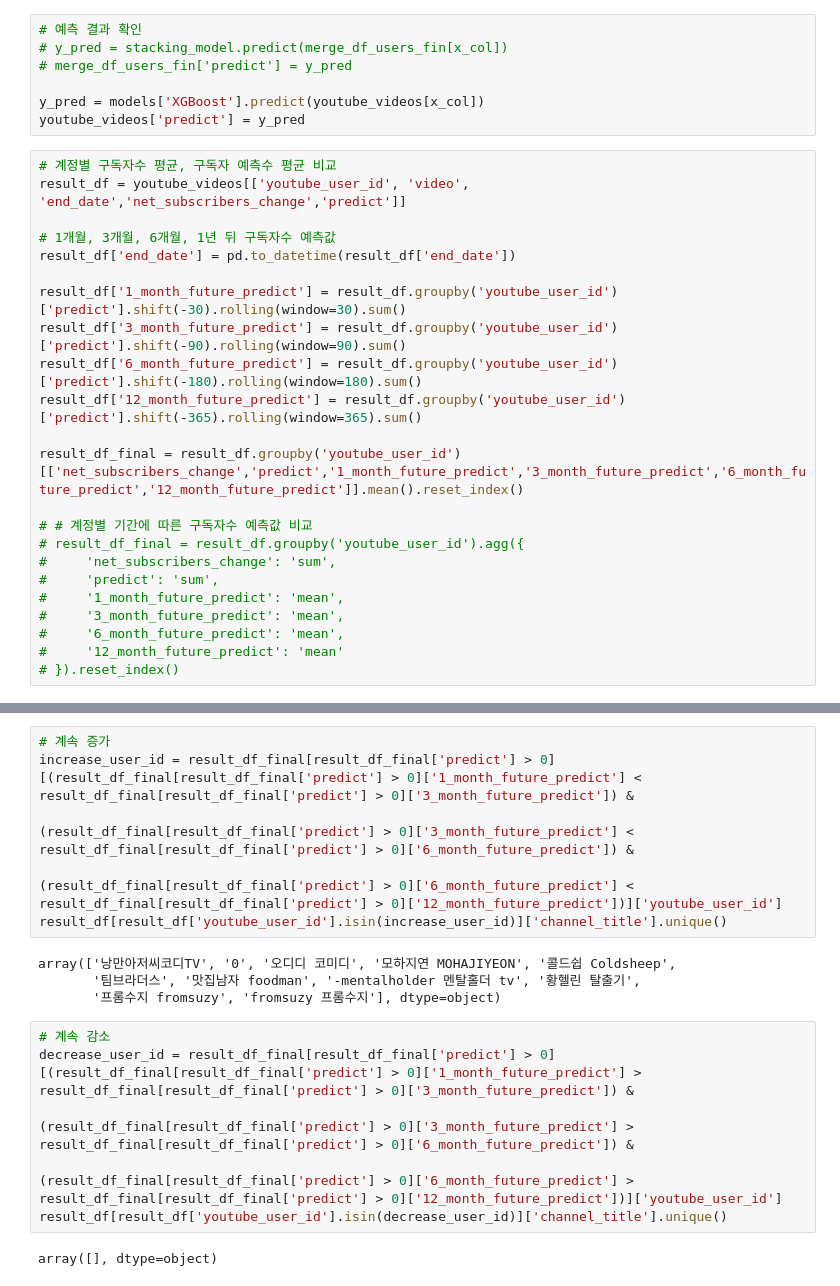
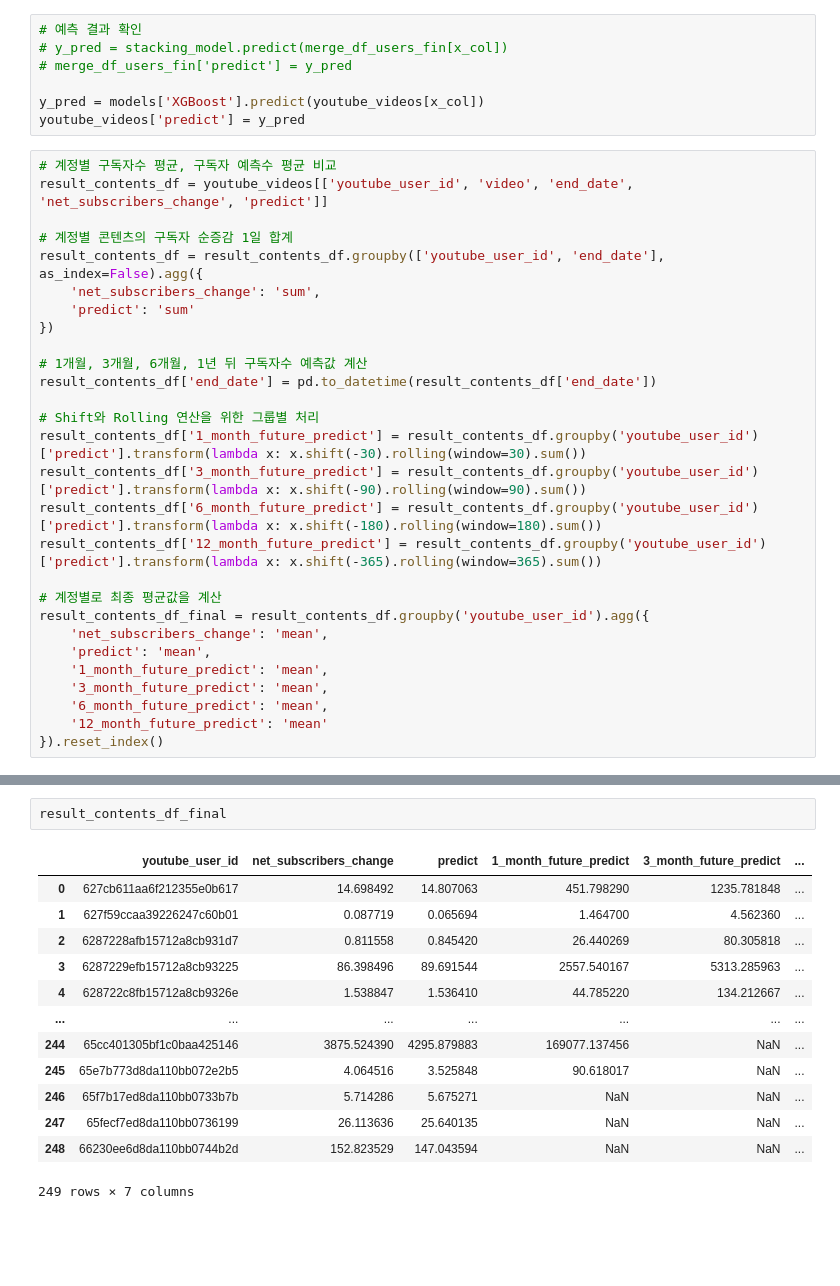
Before and after one commit to kkwann/awake, a Jupyter notebook: 5.Modeling(2).ipynb, the cells around one changed output, grey strips where cells are left out. Saved outputs shown, nothing was run; the diff lists cells and outputs as text; blank space fills up the shorter version.

```diff
--- a/5.Modeling(2).ipynb
+++ b/5.Modeling(2).ipynb
@@ -504,24 +447,29 @@ y_pred = models['XGBoost'].predict(youtube_videos[x_col])
 youtube_videos['predict'] = y_pred
 # %%
 # 계정별 구독자수 평균, 구독자 예측수 평균 비교
-result_df = youtube_videos[['youtube_user_id', 'video', 'end_date','net_subscribers_change','predict']]
+result_contents_df = youtube_videos[['youtube_user_id', 'video', 'end_date', 'net_subscribers_change', 'predict']]
 
-# 1개월, 3개월, 6개월, 1년 뒤 구독자수 예측값
-result_df['end_date'] = pd.to_datetime(result_df['end_date'])
+# 계정별 콘텐츠의 구독자 순증감 1일 합계
+result_contents_df = result_contents_df.groupby(['youtube_user_id', 'end_date'], as_index=False).agg({
+    'net_subscribers_change': 'sum',
+    'predict': 'sum'
+})
 
-result_df['1_month_future_predict'] = result_df.groupby('youtube_user_id')['predict'].shift(-30).rolling(window=30).sum()
-result_df['3_month_future_predict'] = result_df.groupby('youtube_user_id')['predict'].shift(-90).rolling(window=90).sum()
-result_df['6_month_future_predict'] = result_df.groupby('youtube_user_id')['predict'].shift(-180).rolling(window=180).sum()
-result_df['12_month_future_predict'] = result_df.groupby('youtube_user_id')['predict'].shift(-365).rolling(window=365).sum()
+# 1개월, 3개월, 6개월, 1년 뒤 구독자수 예측값 계산
+result_contents_df['end_date'] = pd.to_datetime(result_contents_df['end_date'])
 
-result_df_final = result_df.groupby('youtube_user_id')[['net_subscribers_change','predict','1_month_future_predict','3_month_future_predict','6_month_future_predict','12_month_future_predict']].mean().reset_index()
+# Shift와 Rolling 연산을 위한 그룹별 처리
+result_contents_df['1_month_future_predict'] = result_contents_df.groupby('youtube_user_id')['predict'].transform(lambda x: x.shift(-30).rolling(window=30).sum())
+result_contents_df['3_month_future_predict'] = result_contents_df.groupby('youtube_user_id')['predict'].transform(lambda x: x.shift(-90).rolling(window=90).sum())
+result_contents_df['6_month_future_predict'] = result_contents_df.groupby('youtube_user_id')['predict'].transform(lambda x: x.shift(-180).rolling(window=180).sum())
+result_contents_df['12_month_future_predict'] = result_contents_df.groupby('youtube_user_id')['predict'].transform(lambda x: x.shift(-365).rolling(window=365).sum())
 
-# # 계정별 기간에 따른 구독자수 예측값 비교
-# result_df_final = result_df.groupby('youtube_user_id').agg({
-#     'net_subscribers_change': 'sum',
-#     'predict': 'sum',
-#     '1_month_future_predict': 'mean',
-#     '3_month_future_predict': 'mean',
-#     '6_month_future_predict': 'mean',
-#     '12_month_future_predict': 'mean'
-# }).reset_index()
+# 계정별로 최종 평균값을 계산
+result_contents_df_final = result_contents_df.groupby('youtube_user_id').agg({
+    'net_subscribers_change': 'mean',
+    'predict': 'mean',
+    '1_month_future_predict': 'mean',
+    '3_month_future_predict': 'mean',
+    '6_month_future_predict': 'mean',
+    '12_month_future_predict': 'mean'
+}).reset_index()
@@ -602,18 +476,16 @@ print(result_df[result_df['youtube_user_id'].isin(result_12_month_minus_user_id)
-# %%
-# 계속 증가
-increase_user_id = result_df_final[result_df_final['predict'] > 0][(result_df_final[result_df_final['predict'] > 0]['1_month_future_predict'] < result_df_final[result_df_final['predict'] > 0]['3_month_future_predict']) &
-                                                                   (result_df_final[result_df_final['predict'] > 0]['3_month_future_predict'] < result_df_final[result_df_final['predict'] > 0]['6_month_future_predict']) &
-                                                                   (result_df_final[result_df_final['predict'] > 0]['6_month_future_predict'] < result_df_final[result_df_final['predict'] > 0]['12_month_future_predict'])]['youtube_user_id']
-result_df[result_df['youtube_user_id'].isin(increase_user_id)]['channel_title'].unique()
-# %% [output]
-array(['낭만아저씨코디TV', '0', '오디디 코미디', '모하지연 MOHAJIYEON', '콜드쉽 Coldsheep',
-       '팀브라더스', '맛집남자 foodman', '-mentalholder 멘탈홀더 tv', '황헬린 탈출기',
-       '프롬수지 fromsuzy', 'fromsuzy 프롬수지'], dtype=object)
-# %%
-# 계속 감소
-decrease_user_id = result_df_final[result_df_final['predict'] > 0][(result_df_final[result_df_final['predict'] > 0]['1_month_future_predict'] > result_df_final[result_df_final['predict'] > 0]['3_month_future_predict']) &
-                                                                   (result_df_final[result_df_final['predict'] > 0]['3_month_future_predict'] > result_df_final[result_df_final['predict'] > 0]['6_month_future_predict']) &
-                                                                   (result_df_final[result_df_final['predict'] > 0]['6_month_future_predict'] > result_df_final[result_df_final['predict'] > 0]['12_month_future_predict'])]['youtube_user_id']
-result_df[result_df['youtube_user_id'].isin(decrease_user_id)]['channel_title'].unique()
-# %% [output]
-array([], dtype=object)
+# %%
+result_contents_df_final
+# %% [output]
+|  | youtube_user_id | net_subscribers_change | predict | 1_month_future_predict | 3_month_future_predict | ... |
+| 0 | 627cb611aa6f212355e0b617 | 14.698492 | 14.807063 | 451.798290 | 1235.781848 | ... |
+| 1 | 627f59ccaa39226247c60b01 | 0.087719 | 0.065694 | 1.464700 | 4.562360 | ... |
+| 2 | 6287228afb15712a8cb931d7 | 0.811558 | 0.845420 | 26.440269 | 80.305818 | ... |
+| 3 | 6287229efb15712a8cb93225 | 86.398496 | 89.691544 | 2557.540167 | 5313.285963 | ... |
+| 4 | 628722c8fb15712a8cb9326e | 1.538847 | 1.536410 | 44.785220 | 134.212667 | ... |
+| ... | ... | ... | ... | ... | ... | ... |
+| 244 | 65cc401305bf1c0baa425146 | 3875.524390 | 4295.879883 | 169077.137456 | NaN | ... |
+| 245 | 65e7b773d8da110bb072e2b5 | 4.064516 | 3.525848 | 90.618017 | NaN | ... |
+| 246 | 65f7b17ed8da110bb0733b7b | 5.714286 | 5.675271 | NaN | NaN | ... |
+| 247 | 65fecf7ed8da110bb0736199 | 26.113636 | 25.640135 | NaN | NaN | ... |
+| 248 | 66230ee6d8da110bb0744b2d | 152.823529 | 147.043594 | NaN | NaN | ... |
+249 rows × 7 columns
```
Also changed, not shown: parts of 20 cells of this notebook, 2 other files.
